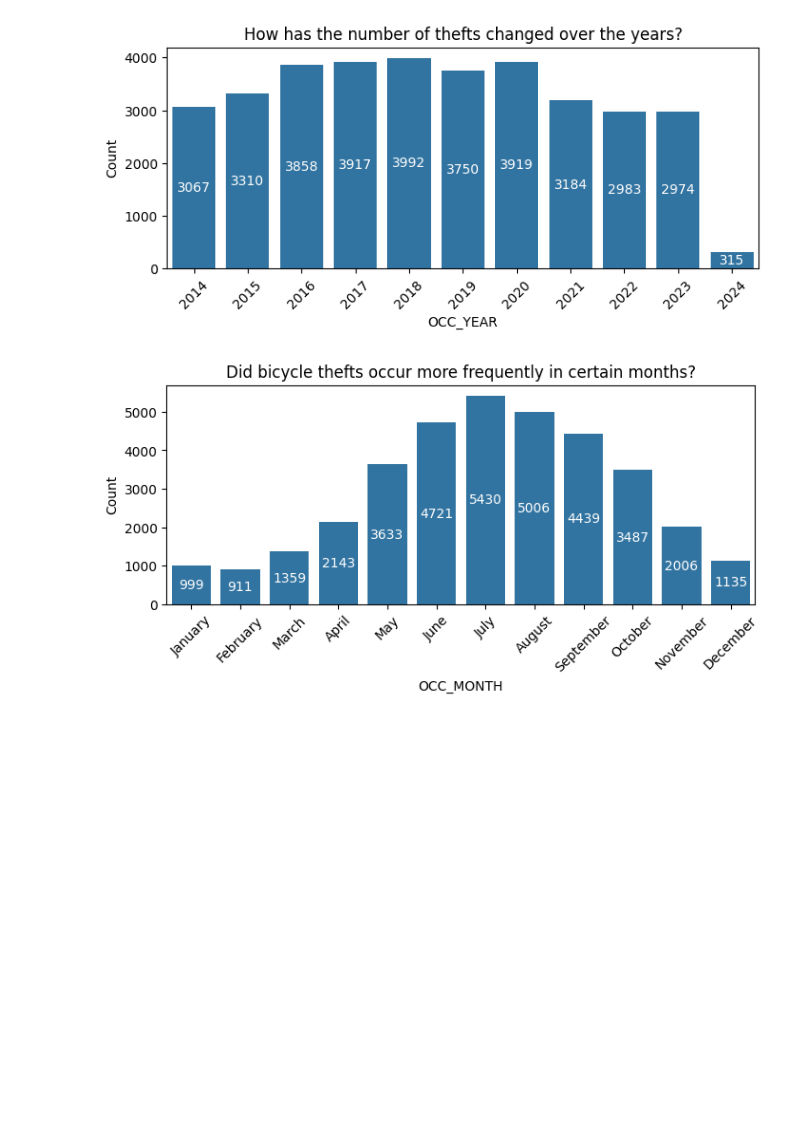
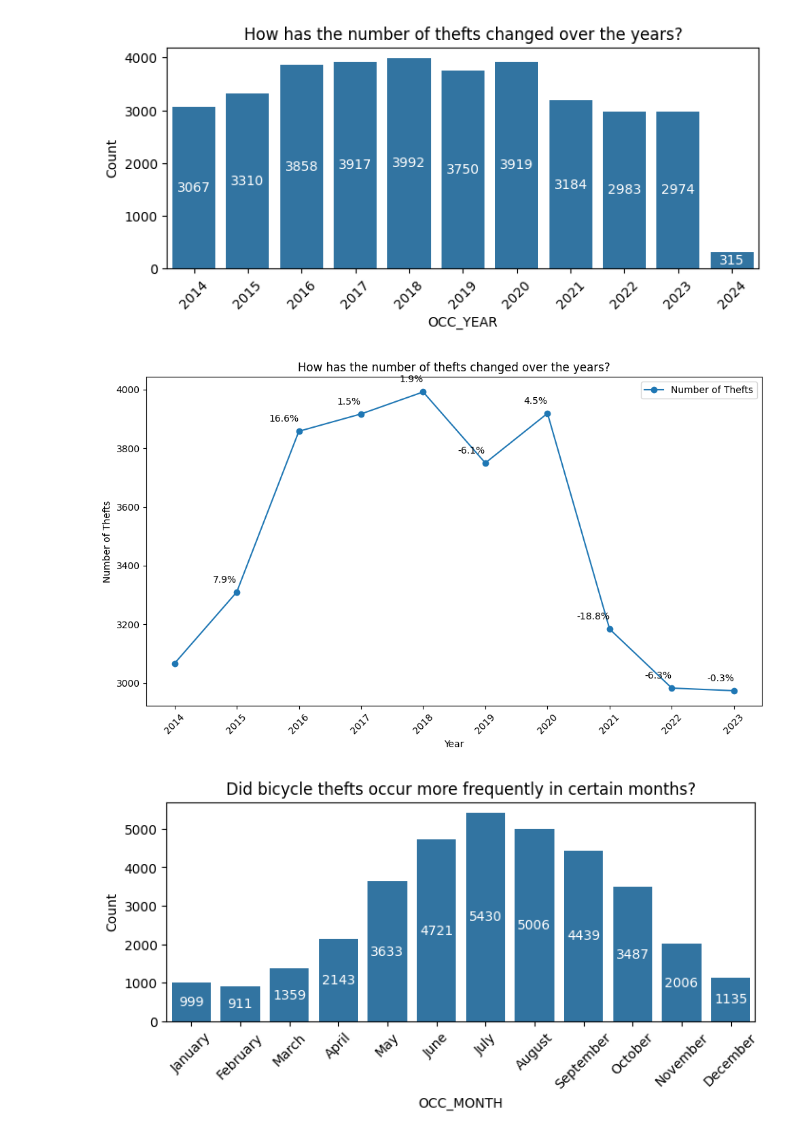
Before and after one commit to kvlrdhrs/Analysis-of-Bicycle-Thefts-in-Toronto, a Jupyter notebook: code.ipynb, the cells around one changed output. Drawn from its saved outputs; the diff is of its cells as text; code cells hidden in the pictures; blank space fills up the shorter version.

```diff
--- a/code.ipynb
+++ b/code.ipynb
@@ -157,6 +156,34 @@ plt.title('How has the number of thefts changed over the years?')
 plt.show()
 # %% [output]
 [figure]
+# %%
+# Group data by year and count occurrences, excluding 2024
+yearly_counts = df[df['OCC_YEAR'] != 2024]['OCC_YEAR'].value_counts().sort_index()
+
+# Calculate year-over-year percentage change
+percentage_change = yearly_counts.pct_change() * 100
+
+# Create line chart
+plt.figure(figsize=(10, 6))
+
+# Plot the number of thefts
+plt.plot(yearly_counts.index, yearly_counts.values, marker='o', linestyle='-', label='Number of Thefts')
+
+# Add year-over-year percentage change annotations
+for i, txt in enumerate(percentage_change.values[1:]):
+    plt.annotate(f'{txt:.1f}%', (yearly_counts.index[i+1], yearly_counts.values[i+1]), textcoords="offset points", xytext=(0,10), ha='right')
+
+plt.xlabel('Year')
+plt.ylabel('Number of Thefts')
+plt.title('How has the number of thefts changed over the years?')
+plt.xticks(yearly_counts.index, rotation=45)
+plt.grid(False)
+plt.legend()
+
+plt.tight_layout()
+plt.show()
+# %% [output]
+[figure, added]
 # %%
 # checking the number of thefts by month
 # There is a seasonality in thefts. Bicycle thefts increase in summer with a peak in July.
```
Also changed, not shown: parts of 5 cells of this notebook.
